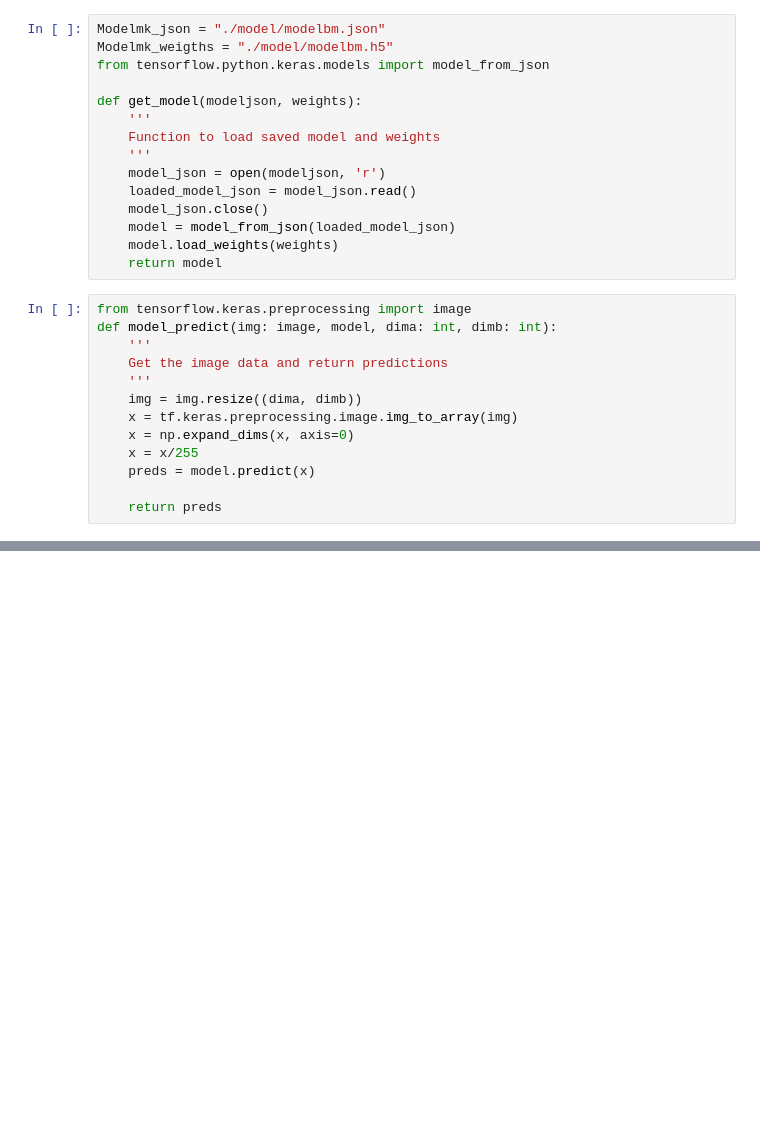
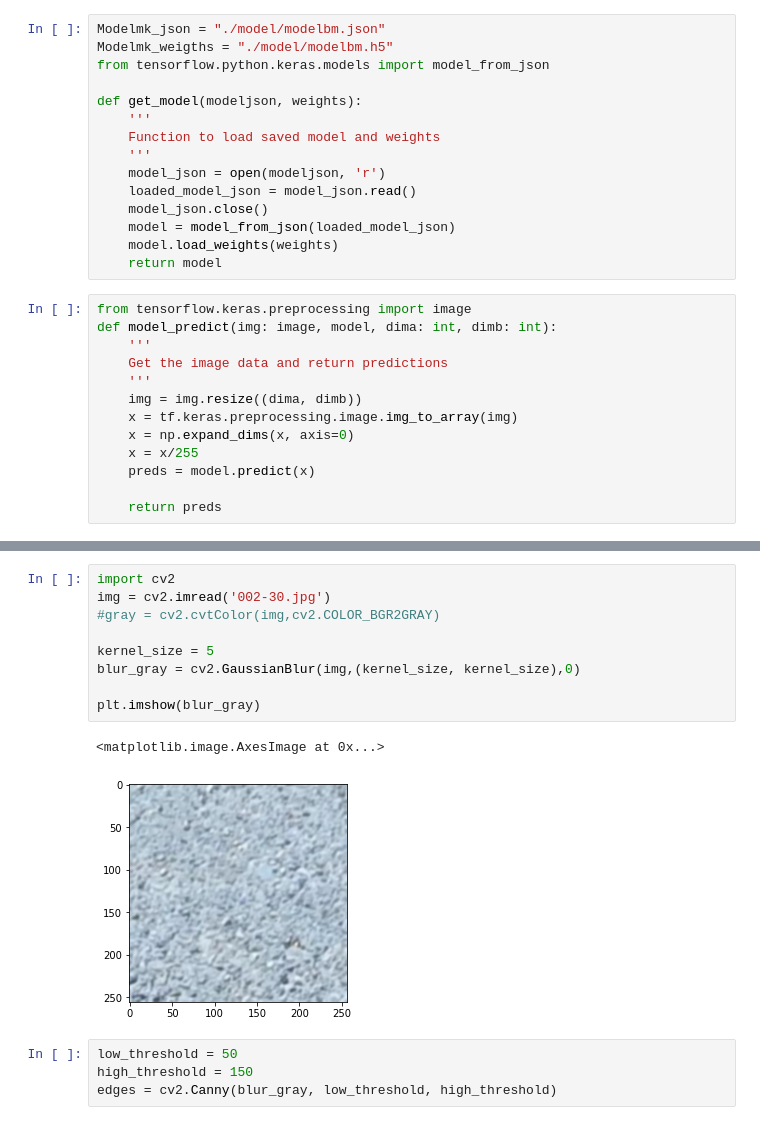
Before and after one commit to bakiguher/Inspection_of_concrete_with_CNN, a Jupyter notebook: cement.ipynb, the cells around one changed output, grey strips where cells are left out. Saved outputs shown, nothing was run; the diff lists cells and outputs as text; blank space fills up the shorter version.

```diff
--- a/cement.ipynb
+++ b/cement.ipynb
@@ -278,0 +268,16 @@ pred
+# %%
+import cv2
+img = cv2.imread('002-30.jpg')
+#gray = cv2.cvtColor(img,cv2.COLOR_BGR2GRAY)
+
+kernel_size = 5
+blur_gray = cv2.GaussianBlur(img,(kernel_size, kernel_size),0)
+
+plt.imshow(blur_gray)
+# %% [output]
+<matplotlib.image.AxesImage at 0x...>
+[figure, added]
+# %%
+low_threshold = 50
+high_threshold = 150
+edges = cv2.Canny(blur_gray, low_threshold, high_threshold)
```
Also changed, not shown: parts of 21 cells of this notebook, 8 other files.
